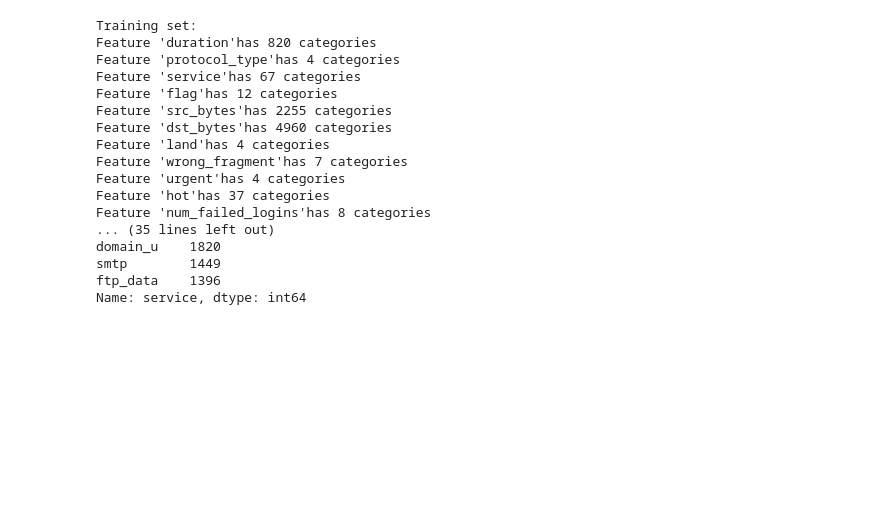
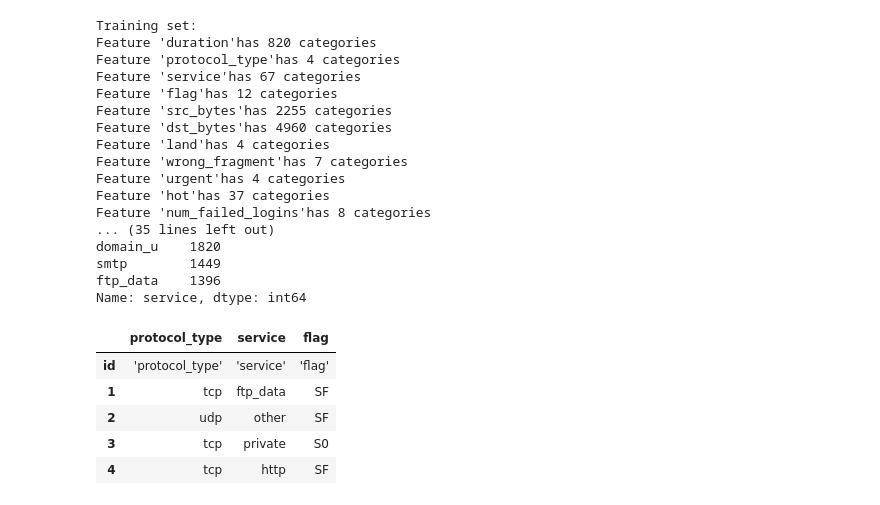
Before and after one commit to serskinek/seed-labs, a Jupyter notebook: Untitled34.ipynb, the cells around one changed output. Cells and saved outputs as stored; diff of their text form; code cells hidden in the pictures; blank space fills up the shorter version.

```diff
--- a/Untitled34.ipynb
+++ b/Untitled34.ipynb
@@ -117,3 +117,22 @@ domain_u    1820
 smtp        1449
 ftp_data    1396
 Name: service, dtype: int64
+# %%
+# Label Encoder
+#Inserting category features into 2D numpy array
+
+from sklearn.preprocessing import LabelEncoder,OneHotEncoder
+categorical_columns=['protocol_type', 'service', 'flag']
+#to get list of categorical columns into variable, categorical_columns inset code
+categorical_columns=['protocol_type', 'service', 'flag']
+#Get categorical values into a 2d numpy array
+df_categorical_values=df[categorical_columns]
+testdf_categorical_values=df_test[categorical_columns]
+df_categorical_values.head()
+# %% [output]
+|  | protocol_type | service | flag |
+| id | 'protocol_type' | 'service' | 'flag' |
+| 1 | tcp | ftp_data | SF |
+| 2 | udp | other | SF |
+| 3 | tcp | private | S0 |
+| 4 | tcp | http | SF |
```
